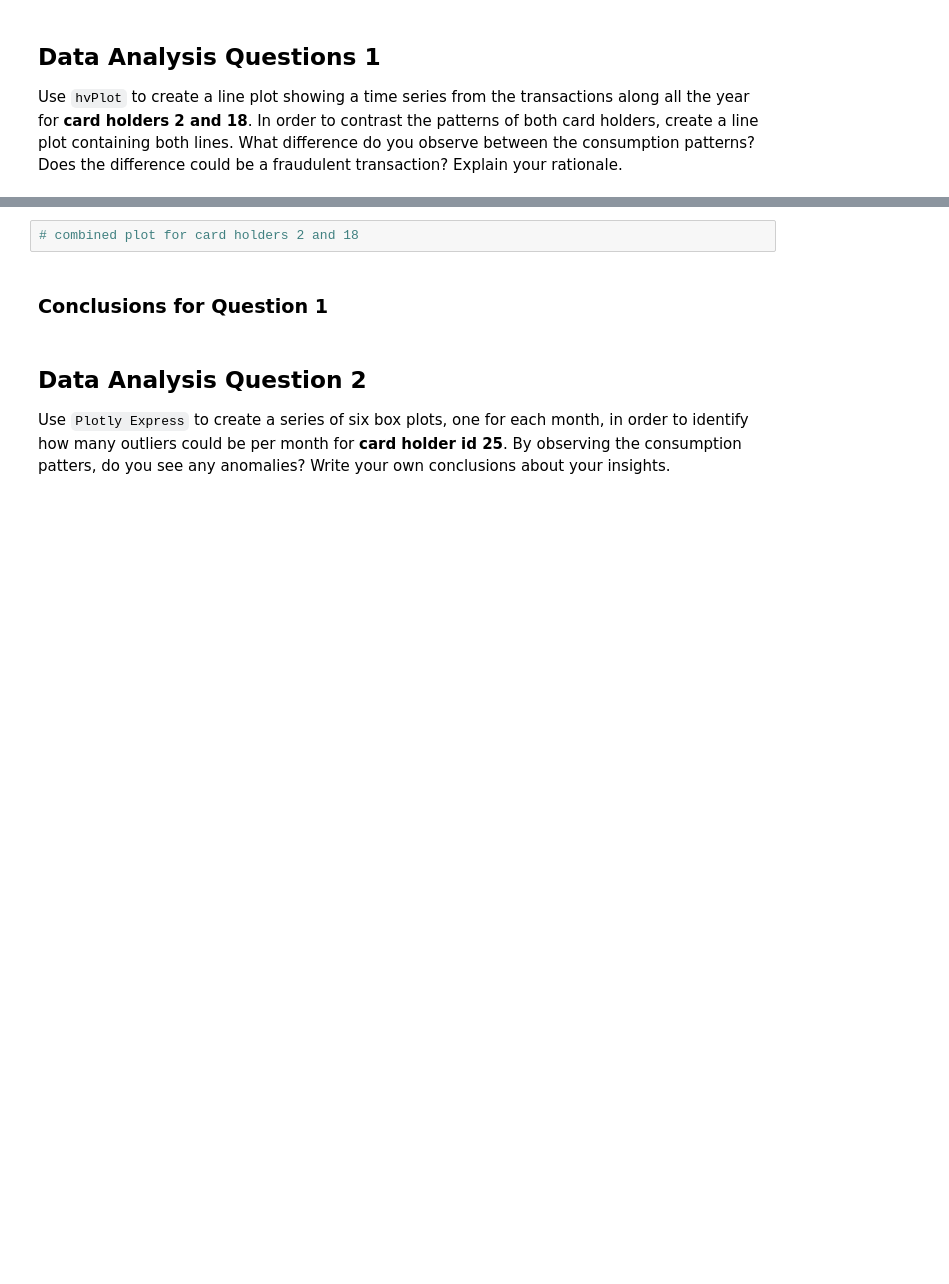
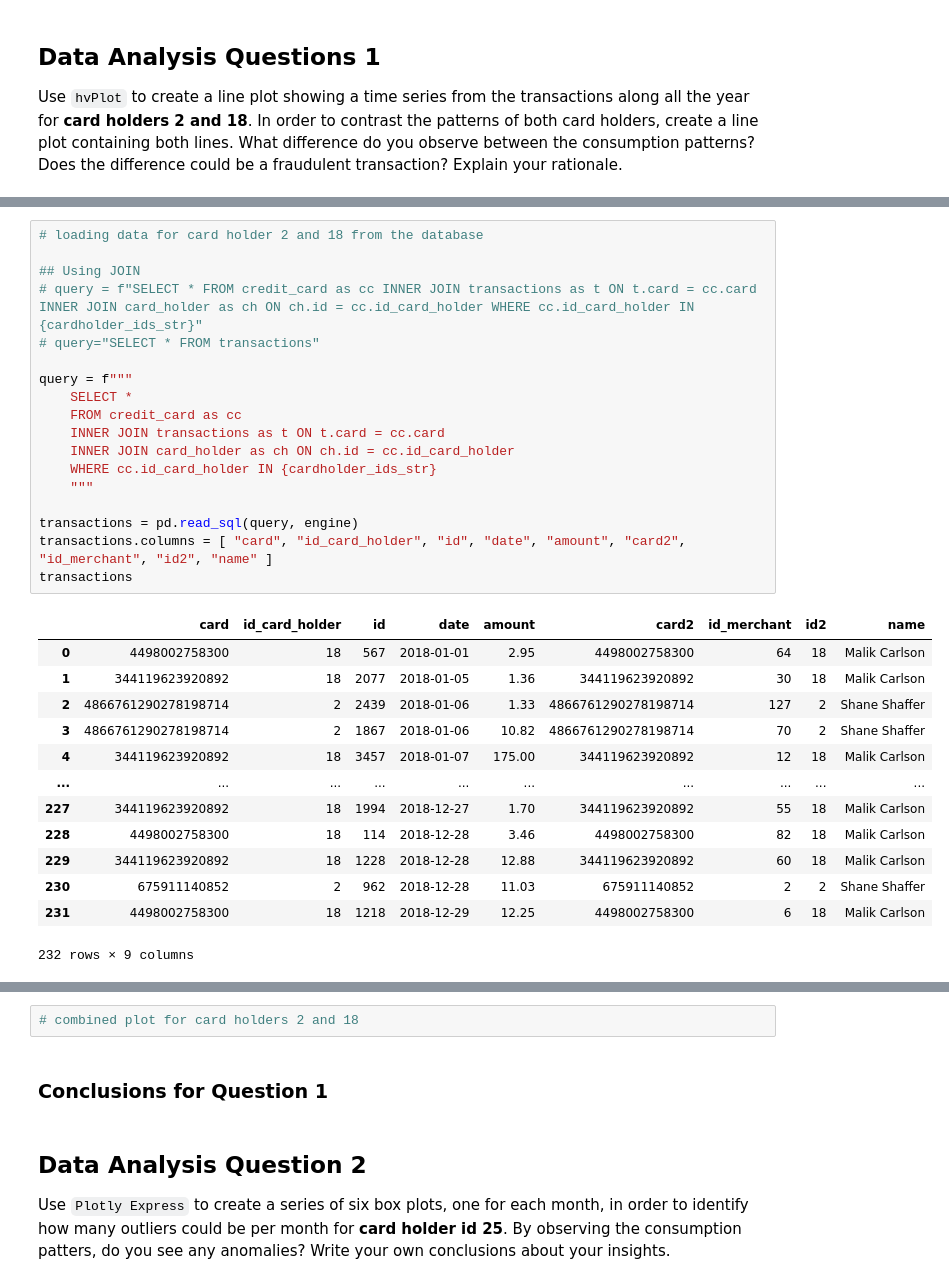
Before and after one commit to drg-developer-2-GWFinTech-Homeworks/homework-sql, a Jupyter notebook: visual_data_analysis.ipynb, the cells around one changed output, grey strips where cells are left out. Drawn from its saved outputs; the diff is of its cells as text; blank space fills up the shorter version.

Commit message:
Query to dataframe to plot.

```diff
--- a/visual_data_analysis.ipynb
+++ b/visual_data_analysis.ipynb
@@ -17,0 +24,32 @@ engine = create_engine("postgresql://postgres:password@localhost:5432/sql-homewo
+# %%
+# loading data for card holder 2 and 18 from the database
+
+## Using JOIN
+# query = f"SELECT * FROM credit_card as cc INNER JOIN transactions as t ON t.card = cc.card INNER JOIN card_holder as ch ON ch.id = cc.id_card_holder WHERE cc.id_card_holder IN {cardholder_ids_str}"
+# query="SELECT * FROM transactions"
+
+query = f"""
+    SELECT *
+    FROM credit_card as cc
+    INNER JOIN transactions as t ON t.card = cc.card
+    INNER JOIN card_holder as ch ON ch.id = cc.id_card_holder
+    WHERE cc.id_card_holder IN {cardholder_ids_str}
+    """
+
+transactions = pd.read_sql(query, engine)
+transactions.columns = [ "card", "id_card_holder", "id", "date", "amount", "card2", "id_merchant", "id2", "name" ]
+transactions
+# %% [output]
+|  | card | id_card_holder | id | date | amount | card2 | id_merchant | id2 | name |
+| 0 | 4498002758300 | 18 | 567 | 2018-01-01 | 2.95 | 4498002758300 | 64 | 18 | Malik Carlson |
+| 1 | 344119623920892 | 18 | 2077 | 2018-01-05 | 1.36 | 344119623920892 | 30 | 18 | Malik Carlson |
+| 2 | 4866761290278198714 | 2 | 2439 | 2018-01-06 | 1.33 | 4866761290278198714 | 127 | 2 | Shane Shaffer |
+| 3 | 4866761290278198714 | 2 | 1867 | 2018-01-06 | 10.82 | 4866761290278198714 | 70 | 2 | Shane Shaffer |
+| 4 | 344119623920892 | 18 | 3457 | 2018-01-07 | 175.00 | 344119623920892 | 12 | 18 | Malik Carlson |
+| ... | ... | ... | ... | ... | ... | ... | ... | ... | ... |
+| 227 | 344119623920892 | 18 | 1994 | 2018-12-27 | 1.70 | 344119623920892 | 55 | 18 | Malik Carlson |
+| 228 | 4498002758300 | 18 | 114 | 2018-12-28 | 3.46 | 4498002758300 | 82 | 18 | Malik Carlson |
+| 229 | 344119623920892 | 18 | 1228 | 2018-12-28 | 12.88 | 344119623920892 | 60 | 18 | Malik Carlson |
+| 230 | 675911140852 | 2 | 962 | 2018-12-28 | 11.03 | 675911140852 | 2 | 2 | Shane Shaffer |
+| 231 | 4498002758300 | 18 | 1218 | 2018-12-29 | 12.25 | 4498002758300 | 6 | 18 | Malik Carlson |
+232 rows × 9 columns
```
Also changed, not shown: parts of 10 cells of this notebook.
